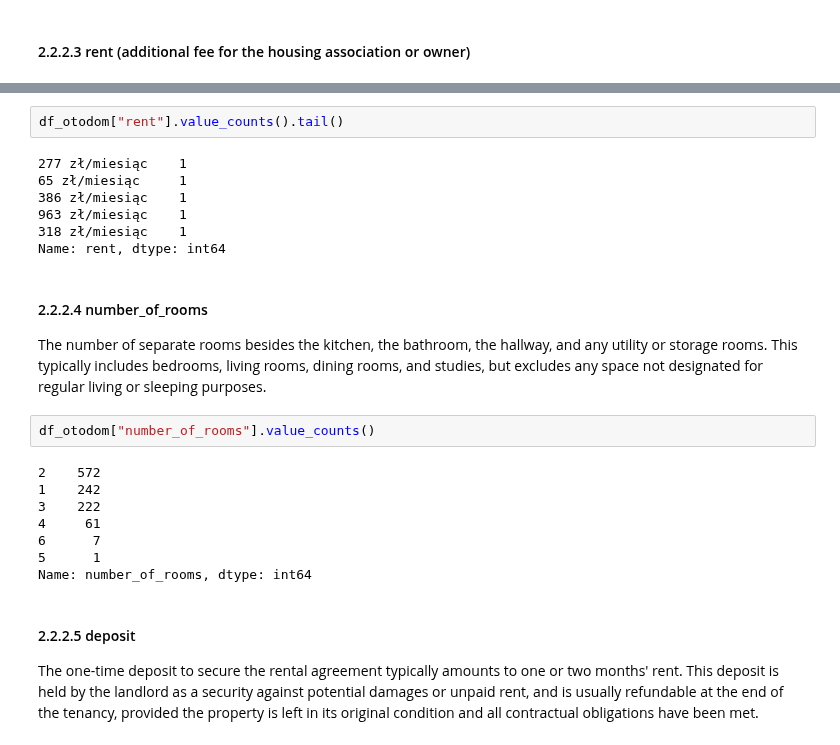
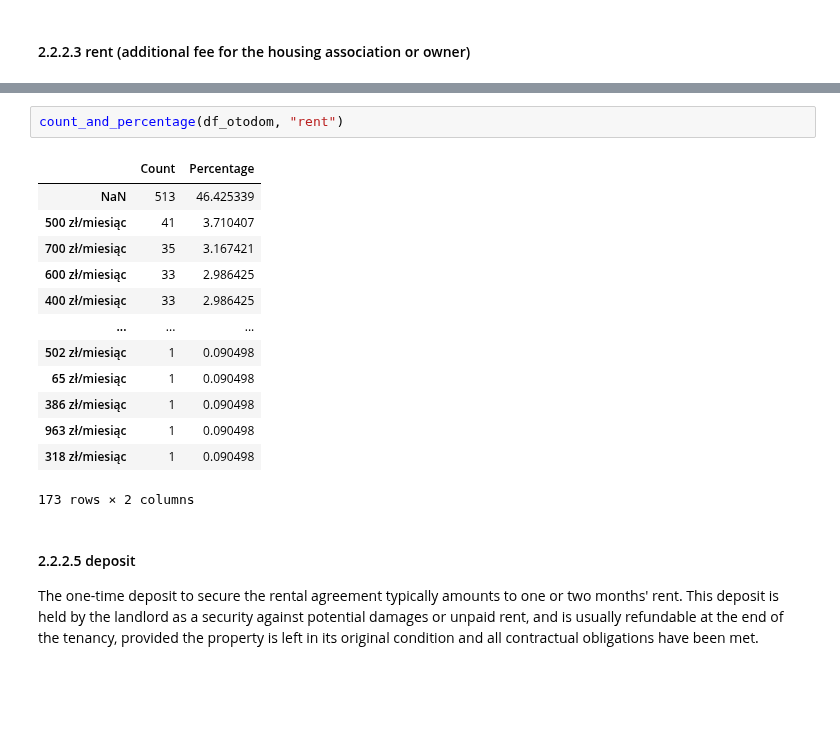
Before and after one commit to Luk-kar/Home-Market-Harvester, a Jupyter notebook: notebooks/data_preview.ipynb, the cells around one changed output, grey strips where cells are left out. Drawn from its saved outputs; the diff is of its cells as text; blank space fills up the shorter version.

```diff
--- a/notebooks/data_preview.ipynb
+++ b/notebooks/data_preview.ipynb
@@ -263,25 +227,19 @@ Name: rent, dtype: int64
-# %%
-df_otodom["rent"].value_counts().tail()
-# %% [output]
-277 zł/miesiąc    1
-65 zł/miesiąc     1
-386 zł/miesiąc    1
-963 zł/miesiąc    1
-318 zł/miesiąc    1
-Name: rent, dtype: int64
-# %% [markdown]
-#### 2.2.2.4 number_of_rooms
-The number of separate rooms besides the kitchen, the bathroom, the hallway, and any utility or storage rooms. This typically includes bedrooms, living rooms, dining rooms, and studies, but excludes any space not designated for regular living or sleeping purposes.
-# %%
-df_otodom["number_of_rooms"].value_counts()
-# %% [output]
-2    572
-1    242
-3    222
-4     61
-6      7
-5      1
-Name: number_of_rooms, dtype: int64
+# %%
+count_and_percentage(df_otodom, "rent")
+# %% [output]
+|  | Count | Percentage |
+| NaN | 513 | 46.425339 |
+| 500 zł/miesiąc | 41 | 3.710407 |
+| 700 zł/miesiąc | 35 | 3.167421 |
+| 600 zł/miesiąc | 33 | 2.986425 |
+| 400 zł/miesiąc | 33 | 2.986425 |
+| ... | ... | ... |
+| 502 zł/miesiąc | 1 | 0.090498 |
+| 65 zł/miesiąc | 1 | 0.090498 |
+| 386 zł/miesiąc | 1 | 0.090498 |
+| 963 zł/miesiąc | 1 | 0.090498 |
+| 318 zł/miesiąc | 1 | 0.090498 |
+173 rows × 2 columns
 # %% [markdown]
 #### 2.2.2.5 deposit
 The one-time deposit to secure the rental agreement typically amounts to one or two months' rent. This deposit is held by the landlord as a security against potential damages or unpaid rent, and is usually refundable at the end of the tenancy, provided the property is left in its original condition and all contractual obligations have been met.
```
Also changed, not shown: parts of 42 cells of this notebook.
